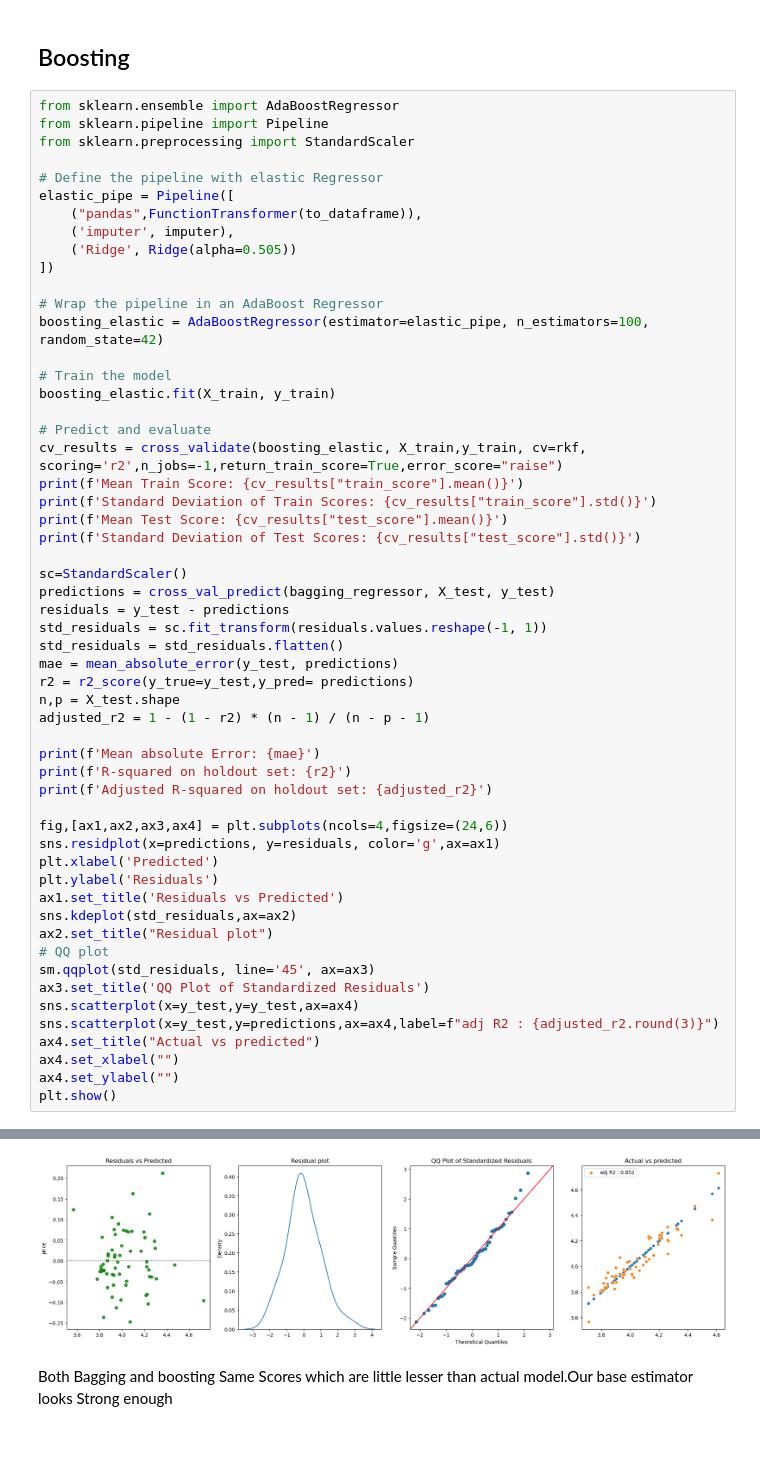
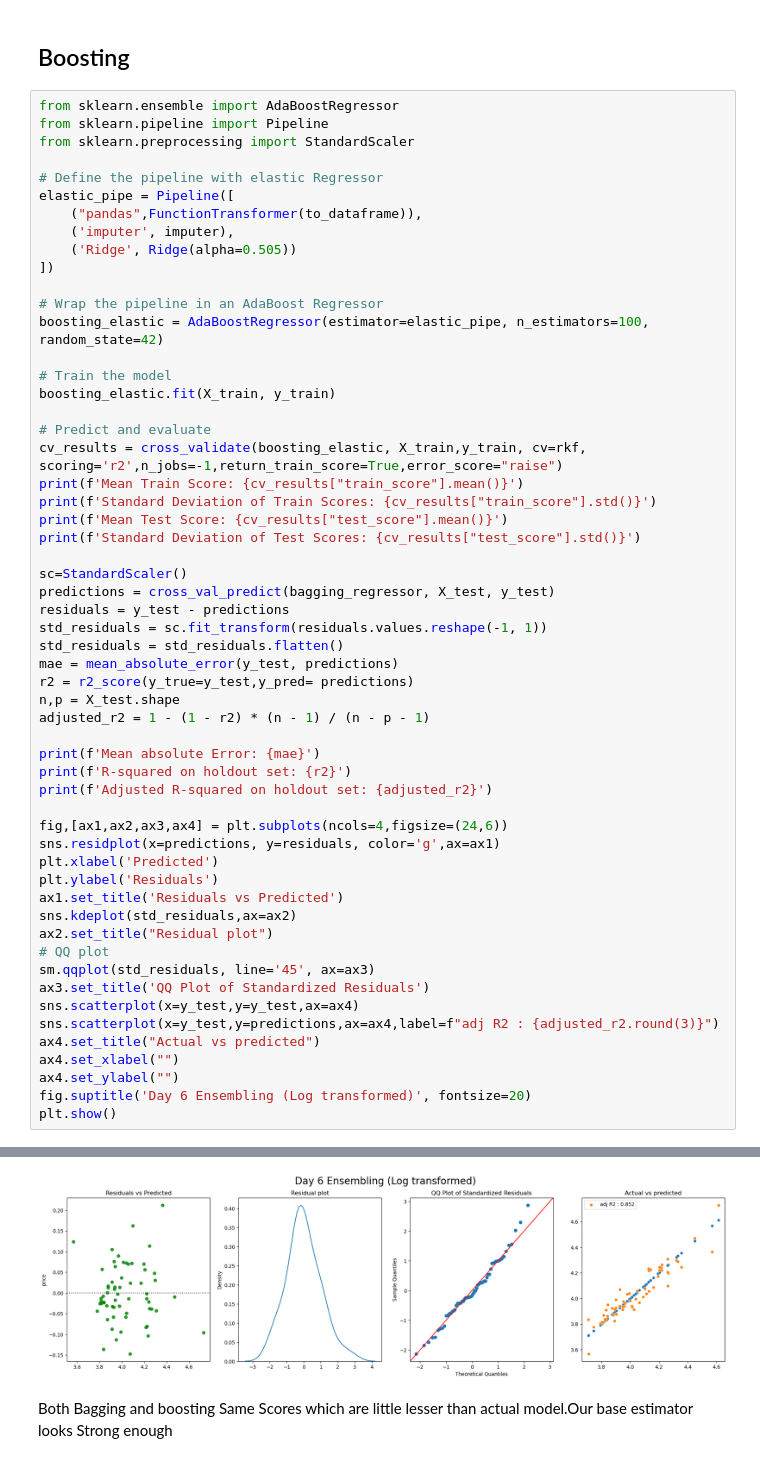
Before and after one commit to Ravikumarchavva/ML_Playground, a Jupyter notebook: week1_regressionAnalysis/Day6_Ensembling/ensembling.ipynb, the cells around one changed output, grey strips where cells are left out. Drawn from its saved outputs; the diff is of its cells as text.

```diff
--- a/week1_regressionAnalysis/Day6_Ensembling/ensembling.ipynb
+++ b/week1_regressionAnalysis/Day6_Ensembling/ensembling.ipynb
@@ -183,34 +183,35 @@ n,p = X_test.shape
 adjusted_r2 = 1 - (1 - r2) * (n - 1) / (n - p - 1)
 
 print(f'Mean absolute Error: {mae}')
 print(f'R-squared on holdout set: {r2}')
 print(f'Adjusted R-squared on holdout set: {adjusted_r2}')
 
 fig,[ax1,ax2,ax3,ax4] = plt.subplots(ncols=4,figsize=(24,6))
 sns.residplot(x=predictions, y=residuals, color='g',ax=ax1)
 plt.xlabel('Predicted')
 plt.ylabel('Residuals')
 ax1.set_title('Residuals vs Predicted')
 sns.kdeplot(std_residuals,ax=ax2)
 ax2.set_title("Residual plot")
 # QQ plot
 sm.qqplot(std_residuals, line='45', ax=ax3)
 ax3.set_title('QQ Plot of Standardized Residuals')
 sns.scatterplot(x=y_test,y=y_test,ax=ax4)
 sns.scatterplot(x=y_test,y=predictions,ax=ax4,label=f"adj R2 : {adjusted_r2.round(3)}")
 ax4.set_title("Actual vs predicted")
 ax4.set_xlabel("")
 ax4.set_ylabel("")
+fig.suptitle('Day 6 Ensembling (Log transformed)', fontsize=20)
 plt.show()
 # %% [output]
 Mean Train Score: 0.9460570044045657
 Standard Deviation of Train Scores: 0.0038138746860722607
 Mean Test Score: 0.9076523045421782
 Standard Deviation of Test Scores: 0.05390794029954431
 Mean absolute Error: 0.053940019963636746
 R-squared on holdout set: 0.8810793830345954
 Adjusted R-squared on holdout set: 0.8519559666349046
-[figure, old version]
+[figure, new version]
 # %% [markdown]
 Both Bagging and boosting Same Scores which are little lesser than actual model.Our base estimator looks Strong enough
 # %% [markdown]
```
Also changed, not shown: 4 other files.
